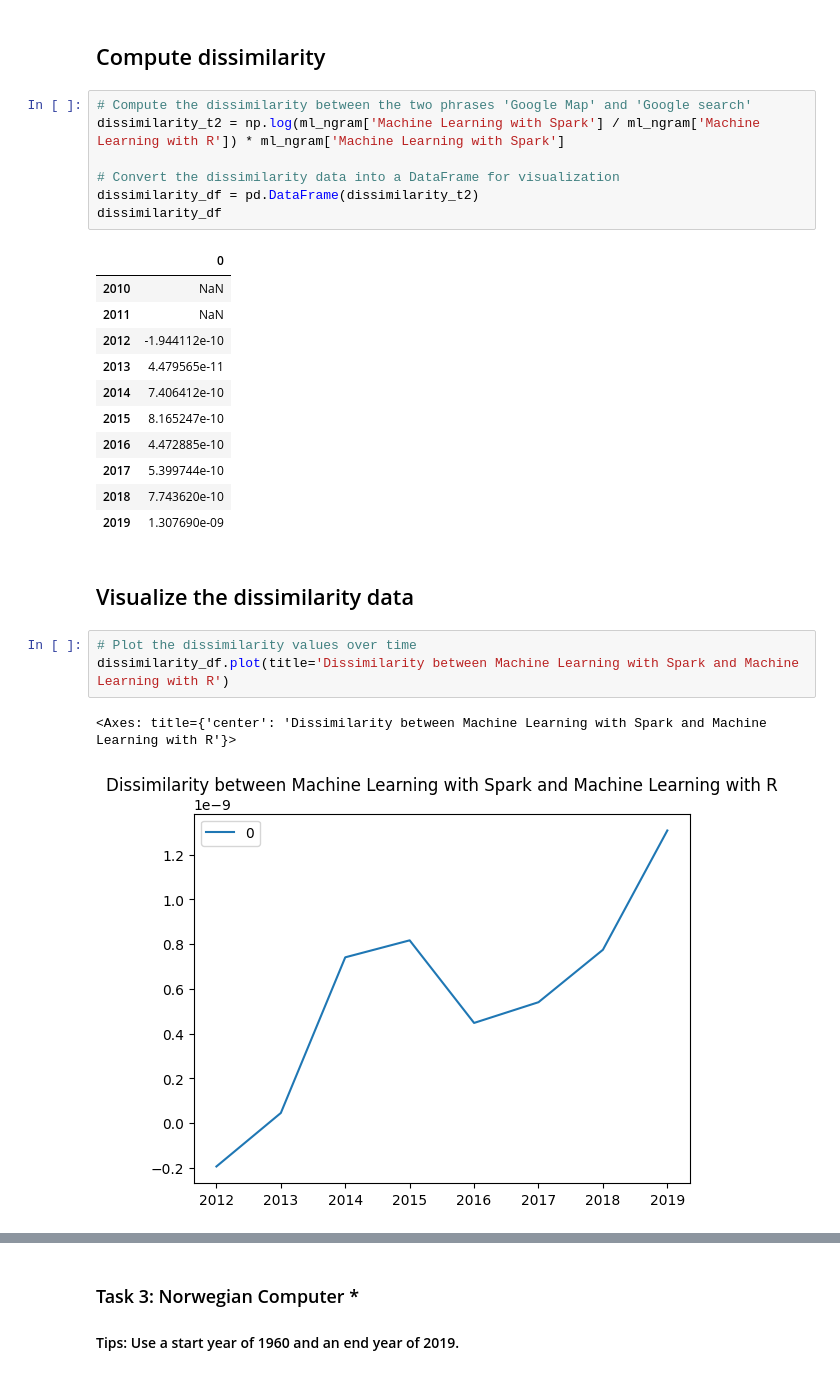
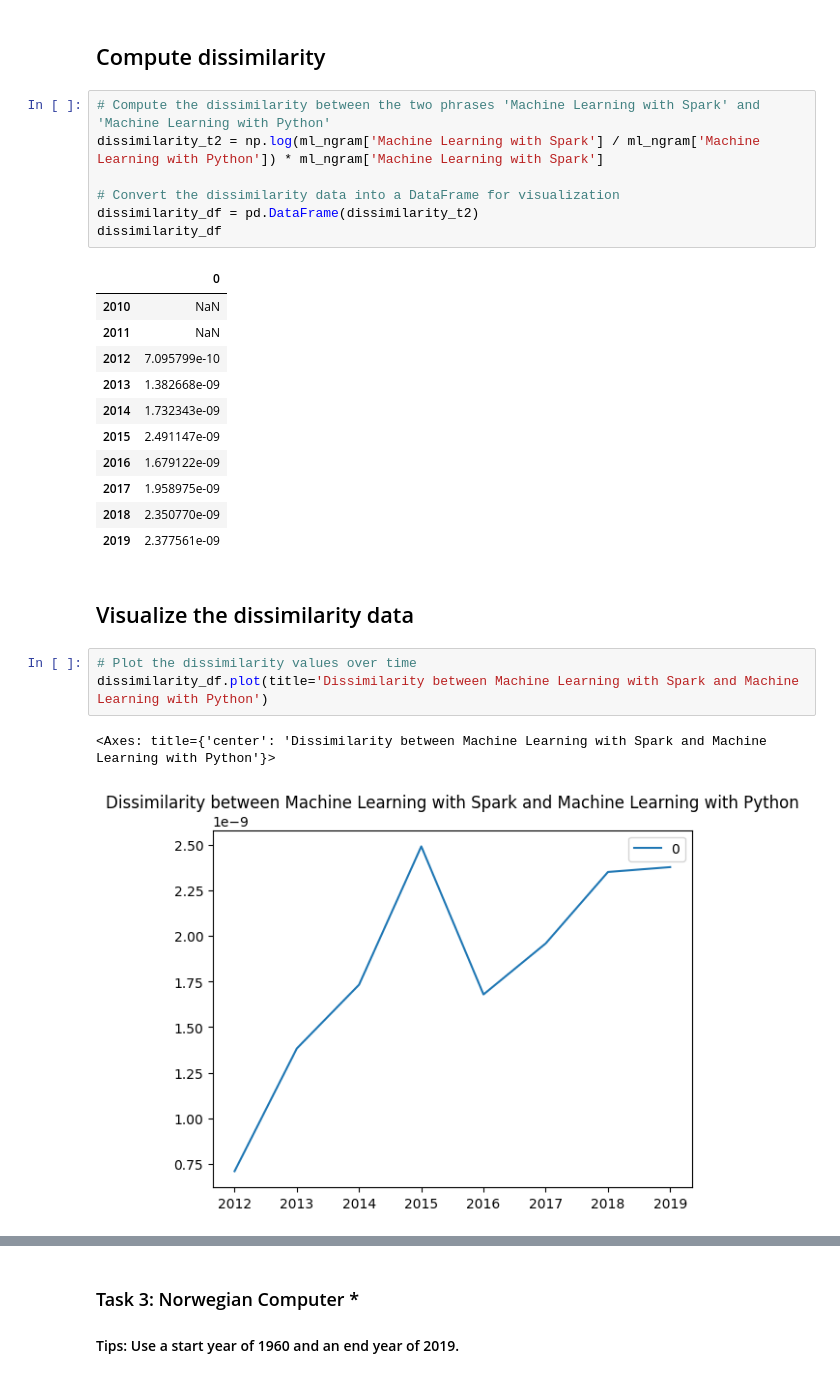
Before and after one commit to sime7200/IR, a Jupyter notebook: TDT4117 Assignment 3 - Google Pygram and Gensim Library.ipynb, the cells around one changed output, grey strips where cells are left out. Drawn from its saved outputs; the diff is of its cells as text.

```diff
--- a/TDT4117 Assignment 3 - Google Pygram and Gensim Library.ipynb
+++ b/TDT4117 Assignment 3 - Google Pygram and Gensim Library.ipynb
@@ -287,8 +290,8 @@ ml_ngram.plot(x="year")
 # %% [markdown]
 ## Compute dissimilarity
 # %%
-# Compute the dissimilarity between the two phrases 'Google Map' and 'Google search'
-dissimilarity_t2 = np.log(ml_ngram['Machine Learning with Spark'] / ml_ngram['Machine Learning with R']) * ml_ngram['Machine Learning with Spark']
+# Compute the dissimilarity between the two phrases 'Machine Learning with Spark' and 'Machine Learning with Python'
+dissimilarity_t2 = np.log(ml_ngram['Machine Learning with Spark'] / ml_ngram['Machine Learning with Python']) * ml_ngram['Machine Learning with Spark']
 
 # Convert the dissimilarity data into a DataFrame for visualization
 dissimilarity_df = pd.DataFrame(dissimilarity_t2)
@@ -297,19 +300,19 @@ dissimilarity_df
 |  | 0 |
 | 2010 | NaN |
 | 2011 | NaN |
-| 2012 | -1.944112e-10 |
-| 2013 | 4.479565e-11 |
-| 2014 | 7.406412e-10 |
-| 2015 | 8.165247e-10 |
-| 2016 | 4.472885e-10 |
-| 2017 | 5.399744e-10 |
-| 2018 | 7.743620e-10 |
-| 2019 | 1.307690e-09 |
+| 2012 | 7.095799e-10 |
+| 2013 | 1.382668e-09 |
+| 2014 | 1.732343e-09 |
+| 2015 | 2.491147e-09 |
+| 2016 | 1.679122e-09 |
+| 2017 | 1.958975e-09 |
+| 2018 | 2.350770e-09 |
+| 2019 | 2.377561e-09 |
 # %% [markdown]
 ## Visualize the dissimilarity data
 # %%
 # Plot the dissimilarity values over time
-dissimilarity_df.plot(title='Dissimilarity between Machine Learning with Spark and Machine Learning with R')
+dissimilarity_df.plot(title='Dissimilarity between Machine Learning with Spark and Machine Learning with Python')
 # %% [output]
-<Axes: title={'center': 'Dissimilarity between Machine Learning with Spark and Machine Learning with R'}>
+<Axes: title={'center': 'Dissimilarity between Machine Learning with Spark and Machine Learning with Python'}>
-[figure, old version]
+[figure, new version]
```
Also changed, not shown: parts of 5 cells of this notebook, 1 other file.
